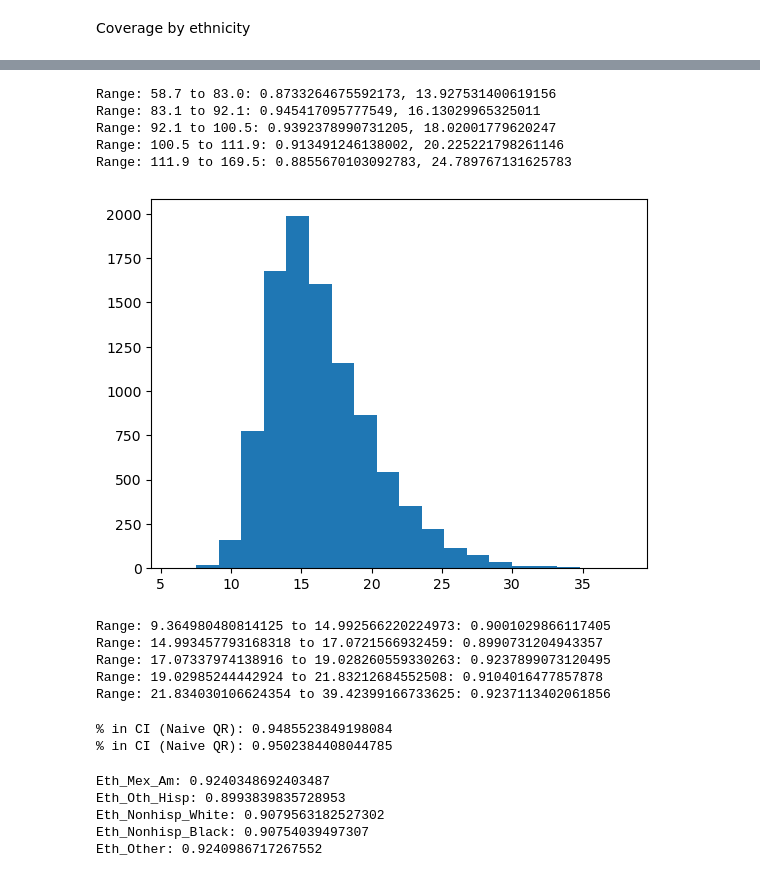
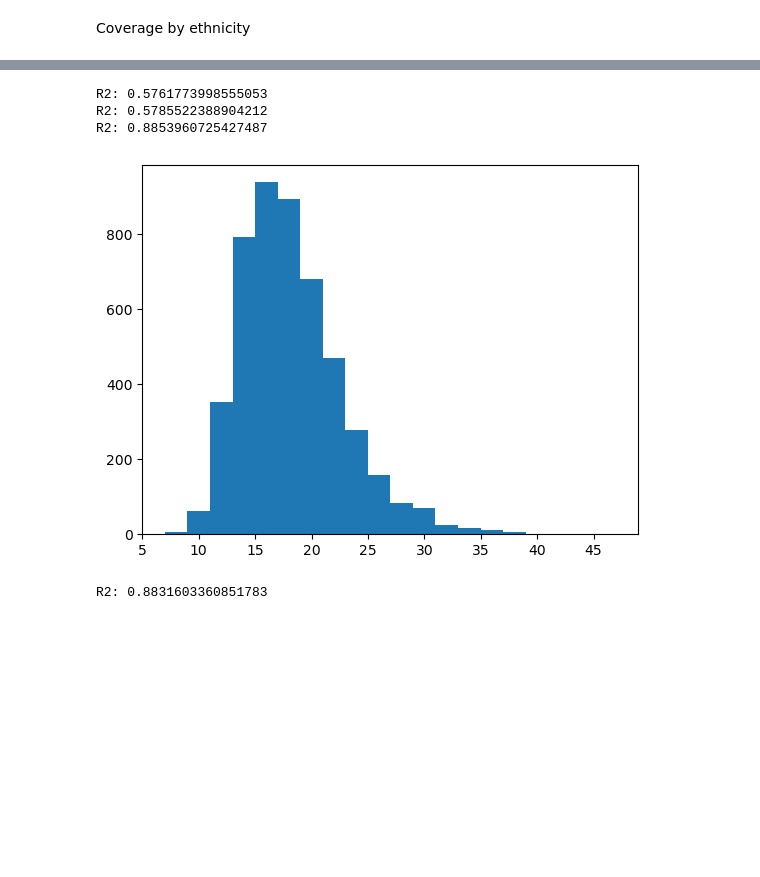
Before and after one commit to carlwharris/conformal_prediction_NHANES, a Jupyter notebook: clean_data.ipynb, the cells around one changed output, grey strips where cells are left out. Saved outputs shown, nothing was run; the diff lists cells and outputs as text; code cells hidden in the pictures; blank space fills up the shorter version.

```diff
--- a/clean_data.ipynb
+++ b/clean_data.ipynb
@@ -10,8 +10,10 @@ from preprocess_data import recode_variables, split_train_cal_test
 f_path = '/Users/carlharris/Documents/AIEM/Diabetes/waist_circumference/data.csv'
 df = pd.read_csv(f_path, na_values="None")
 df = df.replace(to_replace=' ', value=np.nan)
+df['Education'] = df['Education'].astype(float)
 df = recode_variables(df)
 # %%
+df.drop(df[df['Female'] == 0].index, inplace=True)
 df.dropna(inplace=True)
 
 ed_dummies = ['Ed_less_9th', 'Ed_9th_11th', 'Ed_HS_GED', 'Ed_some_coll_AA', 'Ed_coll_above', 'Ed_refused', 'Ed_dk']
@@ -127,71 +217,20 @@ print(f"R2: {r2}")
 r2 = r2_score(test_cp_df['y_true'], test_cp_df['y_median'])
 print(f"R2: {r2}")
 # %% [output]
-Range: 58.7 to 83.0: 0.8733264675592173, 13.927531400619156
-Range: 83.1 to 92.1: 0.945417095777549, 16.13029965325011
-Range: 92.1 to 100.5: 0.9392378990731205, 18.02001779620247
-Range: 100.5 to 111.9: 0.913491246138002, 20.225221798261146
-Range: 111.9 to 169.5: 0.8855670103092783, 24.789767131625783
+R2: 0.5761773998555053
+R2: 0.5785522388904212
+R2: 0.8853960725427487
 # %%
-diff = test_cp_df['y_upper'] - test_cp_df['y_lower']
-
 import matplotlib.pyplot as plt
-plt.hist(diff, bins=20)
+plt.hist(test_cp_df['diff'], bins=20)
 plt.show()
 # %% [output]
-[figure, old version]
+[figure, new version]
 # %%
 lr = LinearRegression().fit(X_train, y_train)
 y_hat = lr.predict(X_test)
 from sklearn.metrics import r2_score
 r2 = r2_score(y_test, y_hat)
 print(f"R2: {r2}")
-
-y_lower_test, y_upper_test = reg.predict_quantiles(X_test)
-coverage = cp.calc_coverage(y_lower_test, y_upper_test, y_test)
-print(f"% in CI (CP): {np.mean(coverage)}") # IT WORKS!!
-
-naive_CI = np.concatenate([y_lower_test[:, np.newaxis], y_upper_test[:, np.newaxis]], axis= 1)
-greq_lb = y_test >= naive_CI[:, 0]
-leq_up = y_test <= naive_CI[:, 1]
-is_in_interval = greq_lb & leq_up
-print(f"% in CI (Naive QR): {np.mean(is_in_interval)}")
 # %% [output]
-Range: 9.364980480814125 to 14.992566220224973: 0.9001029866117405
-Range: 14.993457793168318 to 17.0721566932459: 0.8990731204943357
-Range: 17.07337974138916 to 19.028260559330263: 0.9237899073120495
-Range: 19.02985244442924 to 21.83212684552508: 0.9104016477857878
-Range: 21.834030106624354 to 39.42399166733625: 0.9237113402061856
+R2: 0.8831603360851783
-# %%
-is_cond = X_test['Female'] == 0
-y_lower_test_male = y_lower_test[is_cond.values]
-y_upper_test_male = y_upper_test[is_cond.values]
-
-naive_CI = np.concatenate([y_lower_test_male[:, np.newaxis], y_upper_test_male[:, np.newaxis]], axis= 1)
-greq_lb = y_test[is_cond.values] >= naive_CI[:, 0]
-leq_up = y_test[is_cond.values] <= naive_CI[:, 1]
-is_in_interval = greq_lb & leq_up
-print(f"% in CI (Naive QR): {np.mean(is_in_interval)}")
-
-is_cond = X_test['Female'] == 1
-y_lower_test_male = y_lower_test[is_cond.values]
-y_upper_test_male = y_upper_test[is_cond.values]
-
-naive_CI = np.concatenate([y_lower_test_male[:, np.newaxis], y_upper_test_male[:, np.newaxis]], axis= 1)
-greq_lb = y_test[is_cond.values] >= naive_CI[:, 0]
-leq_up = y_test[is_cond.values] <= naive_CI[:, 1]
-is_in_interval = greq_lb & leq_up
-print(f"% in CI (Naive QR): {np.mean(is_in_interval)}")
-# %% [output]
-% in CI (Naive QR): 0.9485523849198084
-% in CI (Naive QR): 0.9502384408044785
-# %%
-from scipy import stats
-print(stats.describe(cp_CI[:, 1] - cp_CI[:, 0]))
-print(stats.describe(y))
-# %% [output]
-Eth_Mex_Am: 0.9240348692403487
-Eth_Oth_Hisp: 0.8993839835728953
-Eth_Nonhisp_White: 0.9079563182527302
-Eth_Nonhisp_Black: 0.90754039497307
-Eth_Other: 0.9240986717267552
```
Also changed, not shown: parts of 16 cells of this notebook, 1 other file.
